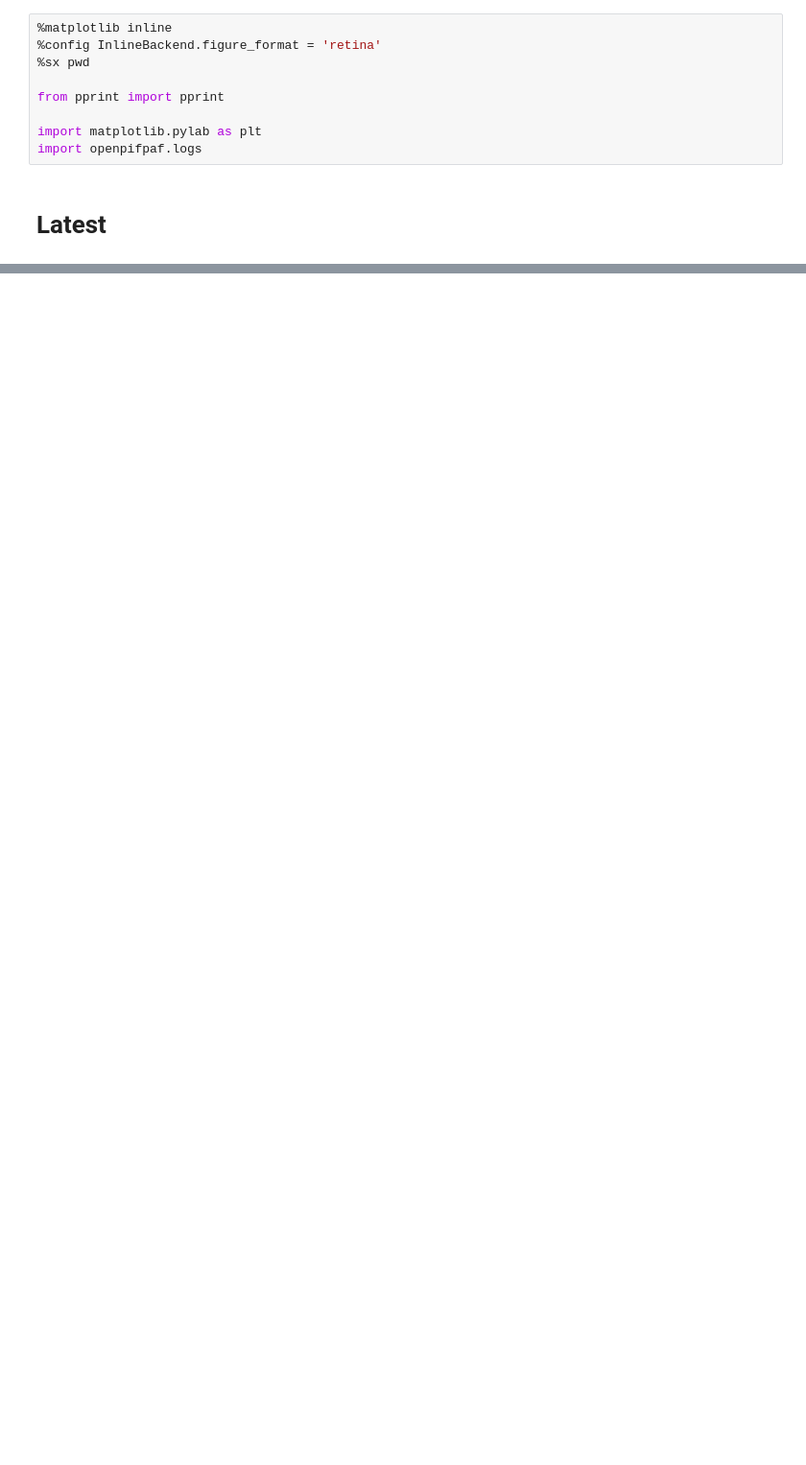
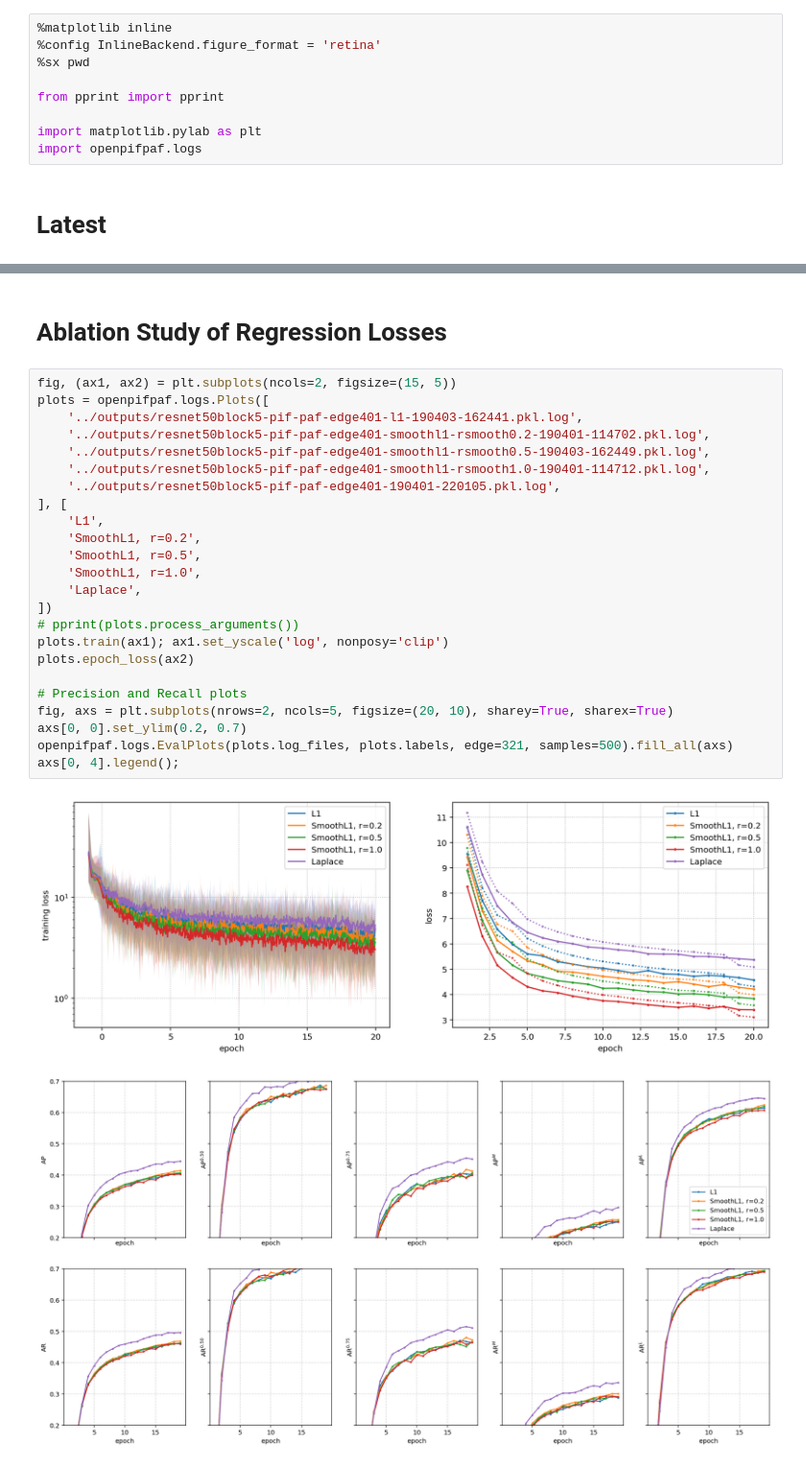
Before and after one commit to openpifpaf/openpifpaf, a Jupyter notebook: docs/studies.ipynb, the cells around one changed output, grey strips where cells are left out. Shown at 96% size. Drawn from its saved outputs; the diff is of its cells as text; blank space fills up the shorter version.

```diff
--- a/docs/studies.ipynb
+++ b/docs/studies.ipynb
@@ -45,0 +38,29 @@ axs[0, 4].legend();
+# %% [markdown]
+# Ablation Study of Regression Losses
+# %%
+fig, (ax1, ax2) = plt.subplots(ncols=2, figsize=(15, 5))
+plots = openpifpaf.logs.Plots([
+    '../outputs/resnet50block5-pif-paf-edge401-l1-190403-162441.pkl.log',
+    '../outputs/resnet50block5-pif-paf-edge401-smoothl1-rsmooth0.2-190401-114702.pkl.log',
+    '../outputs/resnet50block5-pif-paf-edge401-smoothl1-rsmooth0.5-190403-162449.pkl.log',
+    '../outputs/resnet50block5-pif-paf-edge401-smoothl1-rsmooth1.0-190401-114712.pkl.log',
+    '../outputs/resnet50block5-pif-paf-edge401-190401-220105.pkl.log',
+], [
+    'L1',
+    'SmoothL1, r=0.2',
+    'SmoothL1, r=0.5',
+    'SmoothL1, r=1.0',
+    'Laplace',
+])
+# pprint(plots.process_arguments())
+plots.train(ax1); ax1.set_yscale('log', nonposy='clip')
+plots.epoch_loss(ax2)
+
+# Precision and Recall plots
+fig, axs = plt.subplots(nrows=2, ncols=5, figsize=(20, 10), sharey=True, sharex=True)
+axs[0, 0].set_ylim(0.2, 0.7)
+openpifpaf.logs.EvalPlots(plots.log_files, plots.labels, edge=321, samples=500).fill_all(axs)
+axs[0, 4].legend();
+# %% [output]
+[figure, added]
+[figure, added]
```
Also changed, not shown: parts of 5 cells of this notebook, 1 other file.
